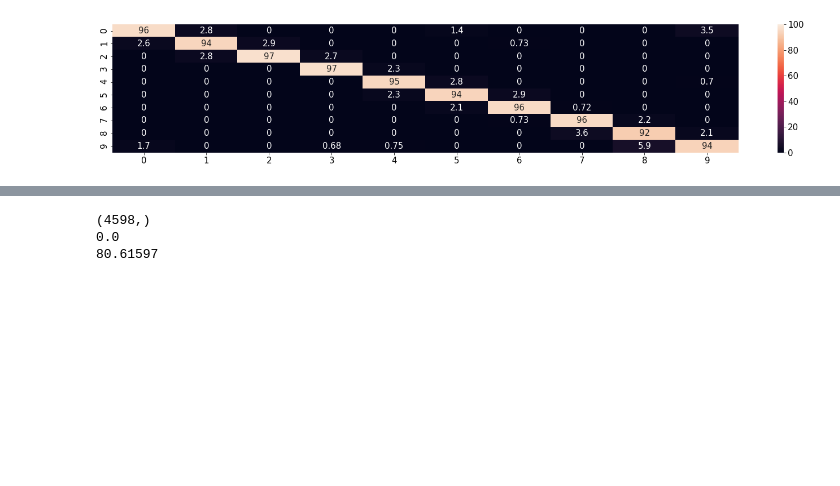
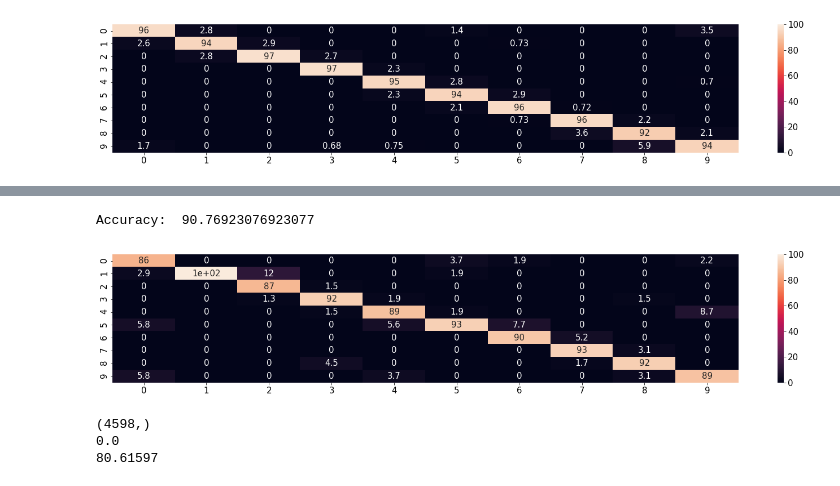
Before and after one commit to hnoamany/Mind-Readers, a Jupyter notebook: Notebooks/Stringer_LDA_classification_orientations.ipynb, the cells around one changed output, grey strips where cells are left out. Cells and saved outputs as stored; diff of their text form; code cells hidden in the pictures; blank space fills up the shorter version.

```diff
--- a/Notebooks/Stringer_LDA_classification_orientations.ipynb
+++ b/Notebooks/Stringer_LDA_classification_orientations.ipynb
@@ -122,3 +313,11 @@ axistim=sn.heatmap(conf2istim.T, 0,100,annot=True) #Plot the heatmap
+# %%
+#Moving data predicted by the classifier that was trained on standing data
+
+axmoving=sn.heatmap(conf2moving.T, 0,100,annot=True) #Plot the heatmap
+print('Accuracy: ', (y_testmoving == y_predmoving).sum()/len(y_testmoving) * 100)
+# %% [output]
+Accuracy:  90.76923076923077
+[figure, added]
 # %%
 print(dat['run'].shape)
 print(np.min(dat['run']))
```
Also changed, not shown: parts of 31 cells of this notebook.
